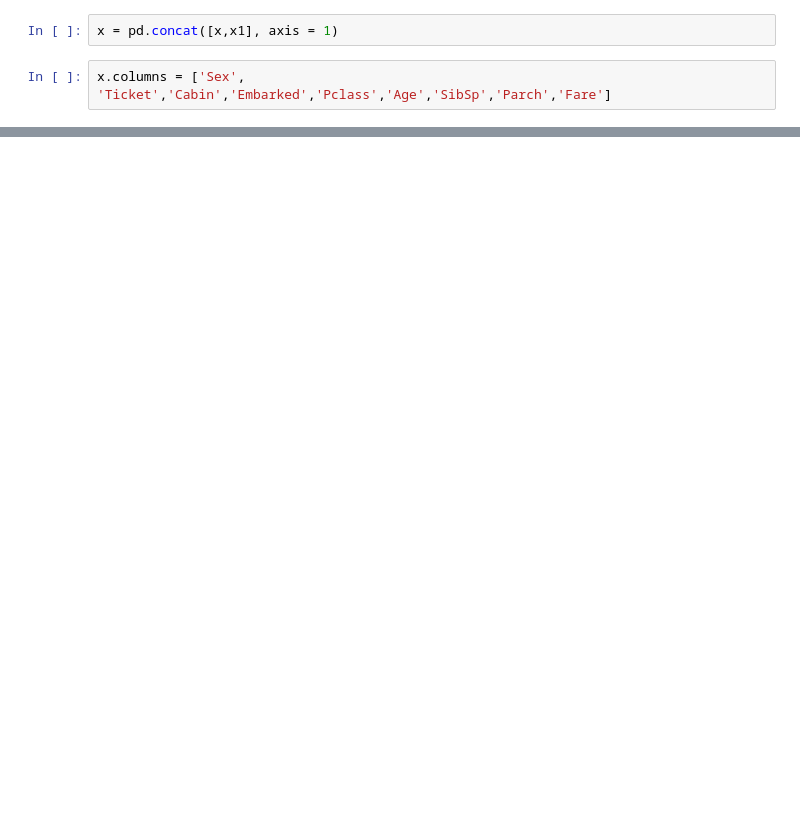
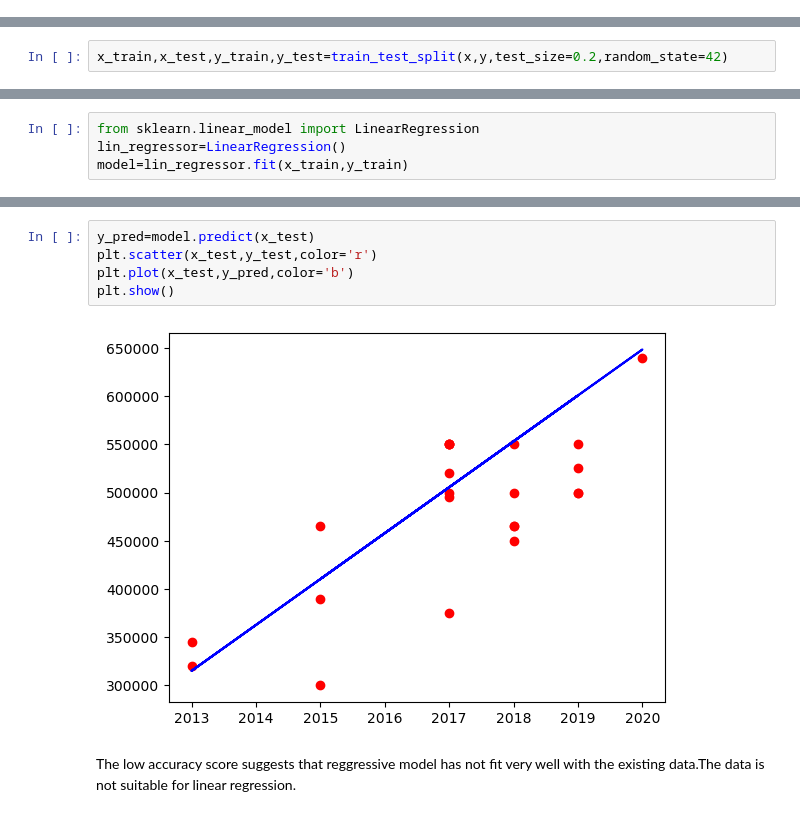
Before and after one commit to vishnu025/Public, a Jupyter notebook: 1.ipynb, the cells around one changed output, grey strips where cells are left out. Saved outputs shown, nothing was run; the diff lists cells and outputs as text; blank space fills up the shorter version.

```diff
--- a/1.ipynb
+++ b/1.ipynb
@@ -414,4 +108,0 @@ x = x.drop(['Pclass','Age','SibSp','Parch','Fare'], axis = 1)
-# %%
-x = pd.concat([x,x1], axis = 1)
-# %%
-x.columns = ['Sex', 'Ticket','Cabin','Embarked','Pclass','Age','SibSp','Parch','Fare']
@@ -426,0 +111,2 @@ x.head()
+# %%
+x_train,x_test,y_train,y_test=train_test_split(x,y,test_size=0.2,random_state=42)
@@ -426,0 +184,4 @@ x.head()
+# %%
+from sklearn.linear_model import LinearRegression
+lin_regressor=LinearRegression()
+model=lin_regressor.fit(x_train,y_train)
@@ -426,0 +197,9 @@ x.head()
+# %%
+y_pred=model.predict(x_test)
+plt.scatter(x_test,y_test,color='r')
+plt.plot(x_test,y_pred,color='b')
+plt.show()
+# %% [output]
+[figure, added]
+# %% [markdown]
+The low accuracy score suggests that reggressive model has not fit very well with the existing data.The data is not suitable for linear regression.
```
Also changed, not shown: parts of 96 cells of this notebook.
